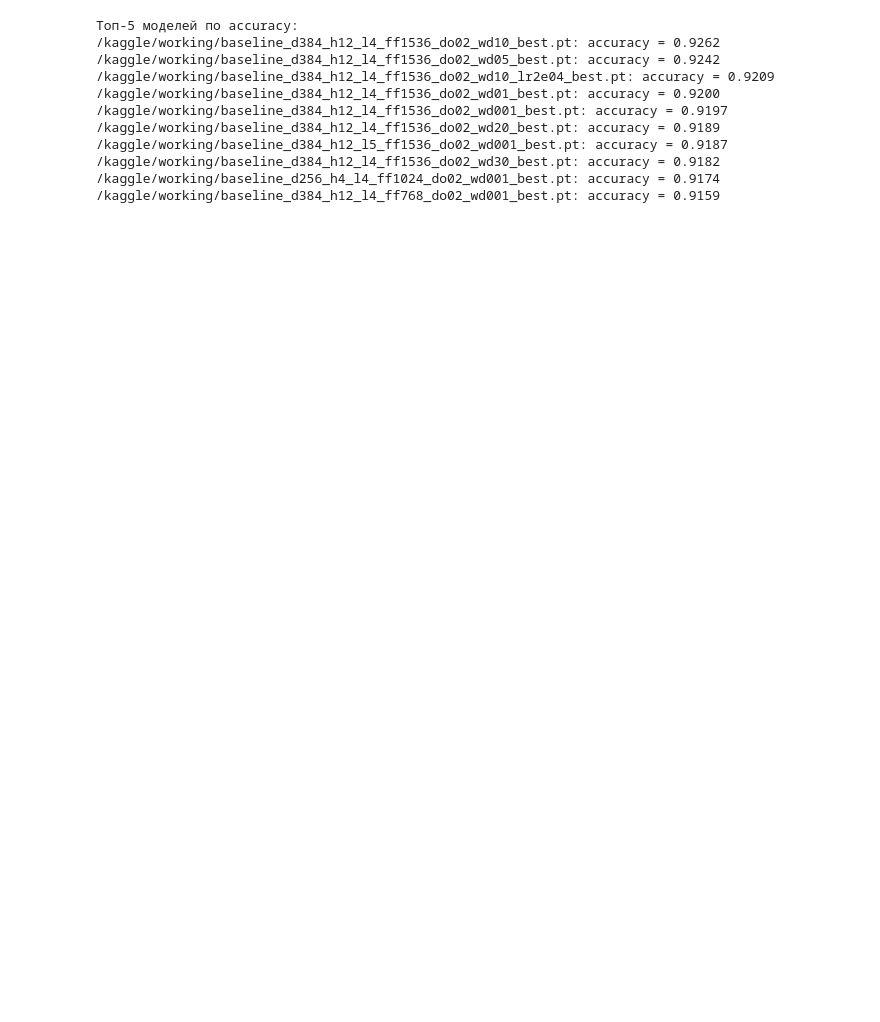
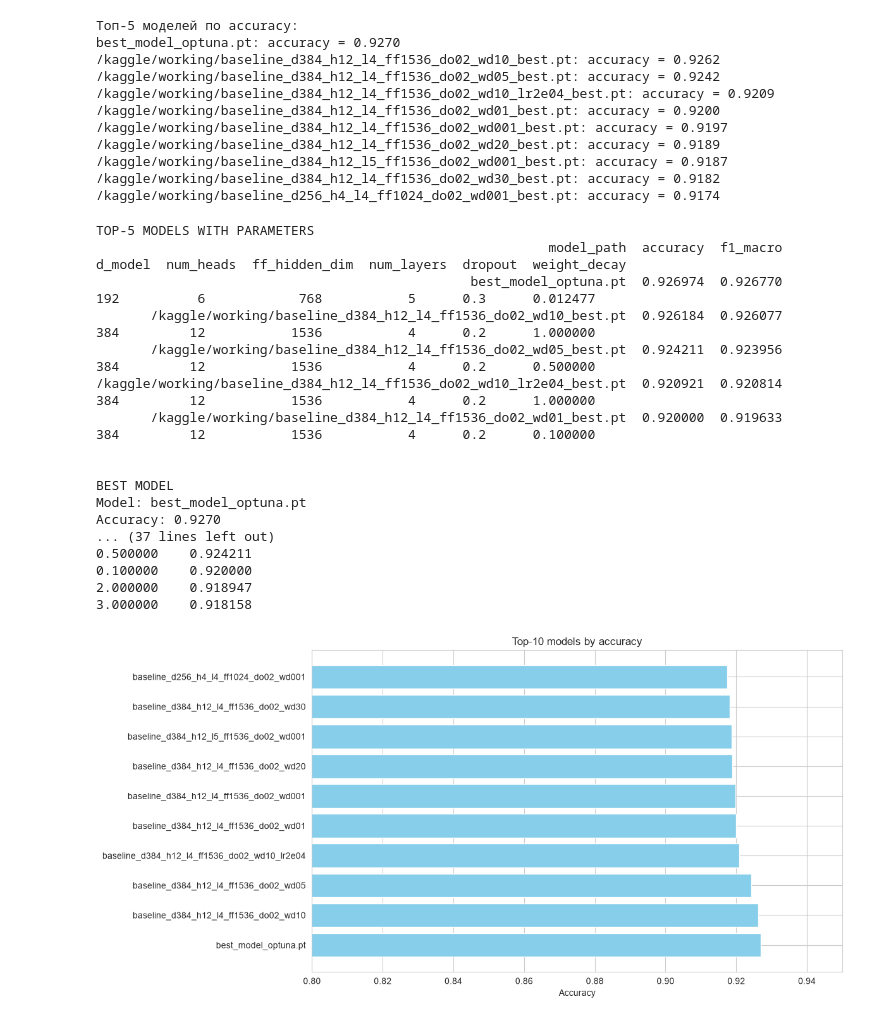
Before and after one commit to AlexBosiakov/Transformer, a Jupyter notebook: notebooks/Results.ipynb, the cells around one changed output. Saved outputs shown, nothing was run; the diff lists cells and outputs as text; code cells hidden in the pictures; blank space fills up the shorter version.

Commit message:
Add Optuna hyperparameter search script and results notebook

```diff
--- a/notebooks/Results.ipynb
+++ b/notebooks/Results.ipynb
@@ -1,7 +1,7 @@
 # %%
 import pandas as pd
 
-df = pd.read_csv("tests.csv")
+df = pd.read_csv("test.csv")
 df.drop_duplicates(subset=['model_path'], keep='last', inplace=True)
 
 
@@ -14,6 +14,7 @@ for _, row in top5.iterrows():
     print(f"{row['model_path']}: accuracy = {row['accuracy']:.4f}")
 # %% [output]
 Топ-5 моделей по accuracy:
+best_model_optuna.pt: accuracy = 0.9270
 /kaggle/working/baseline_d384_h12_l4_ff1536_do02_wd10_best.pt: accuracy = 0.9262
 /kaggle/working/baseline_d384_h12_l4_ff1536_do02_wd05_best.pt: accuracy = 0.9242
 /kaggle/working/baseline_d384_h12_l4_ff1536_do02_wd10_lr2e04_best.pt: accuracy = 0.9209
@@ -23,4 +24,65 @@ for _, row in top5.iterrows():
 /kaggle/working/baseline_d384_h12_l5_ff1536_do02_wd001_best.pt: accuracy = 0.9187
 /kaggle/working/baseline_d384_h12_l4_ff1536_do02_wd30_best.pt: accuracy = 0.9182
 /kaggle/working/baseline_d256_h4_l4_ff1024_do02_wd001_best.pt: accuracy = 0.9174
-/kaggle/working/baseline_d384_h12_l4_ff768_do02_wd001_best.pt: accuracy = 0.9159
+# %%
+import pandas as pd
+import matplotlib.pyplot as plt
+import seaborn as sns
+
+df = pd.read_csv("test.csv")
+
+sns.set_style("whitegrid")
+
+top5 = top10.head(5)
+print("TOP-5 MODELS WITH PARAMETERS")
+print(top5.to_string(index=False))
+print("\n")
+
+# Best model
+best = df.loc[df["accuracy"].idxmax()]
+print("BEST MODEL")
+print(f"Model: {best['model_path']}")
+print(f"Accuracy: {best['accuracy']:.4f}")
+print(f"F1-macro: {best['f1_macro']:.4f}")
+print(f"Parameters: d_model={best['d_model']}, num_heads={best['num_heads']}, ff_hidden_dim={best['ff_hidden_dim']}, num_layers={best['num_layers']}, dropout={best['dropout']}, weight_decay={best['weight_decay']}")
+print("\n")
+
+# Hyperparameter influence (average accuracy)
+print("HYPERPARAMETER INFLUENCE (average accuracy)")
+for param in ["d_model", "num_heads", "num_layers", "dropout", "weight_decay"]:
+    if param in df.columns:
+        grouped = df.groupby(param)["accuracy"].mean().sort_values(ascending=False)
+        print(f"\n{param}:")
+        print(grouped.head(5).to_string())
+print("\n")
+
+# Plots with y-axis 0.80-0.95
+plt.figure(figsize=(12, 6))
+top10_plot = df.nlargest(10, "accuracy").sort_values("accuracy", ascending=False)
+plt.barh(top10_plot["model_path"].str.replace("_best.pt", "").str.replace("/kaggle/working/", ""),
+         top10_plot["accuracy"], color="skyblue")
+plt.xlabel("Accuracy")
+plt.title("Top-10 models by accuracy")
+plt.xlim(0.80, 0.95)
+plt.tight_layout()
+plt.savefig("top10_accuracy.png", dpi=150)
+plt.show()
+# %% [output]
+TOP-5 MODELS WITH PARAMETERS
+                                                          model_path  accuracy  f1_macro  d_model  num_heads  ff_hidden_dim  num_layers  dropout  weight_decay
+                                                best_model_optuna.pt  0.926974  0.926770      192          6            768           5      0.3      0.012477
+       /kaggle/working/baseline_d384_h12_l4_ff1536_do02_wd10_best.pt  0.926184  0.926077      384         12           1536           4      0.2      1.000000
+       /kaggle/working/baseline_d384_h12_l4_ff1536_do02_wd05_best.pt  0.924211  0.923956      384         12           1536           4      0.2      0.500000
+/kaggle/working/baseline_d384_h12_l4_ff1536_do02_wd10_lr2e04_best.pt  0.920921  0.920814      384         12           1536           4      0.2      1.000000
+       /kaggle/working/baseline_d384_h12_l4_ff1536_do02_wd01_best.pt  0.920000  0.919633      384         12           1536           4      0.2      0.100000
+
+
+BEST MODEL
+Model: best_model_optuna.pt
+Accuracy: 0.9270
+... (37 lines left out)
+0.500000    0.924211
+0.100000    0.920000
+2.000000    0.918947
+3.000000    0.918158
+[figure, added]
```
Also changed, not shown: 5 other files.
